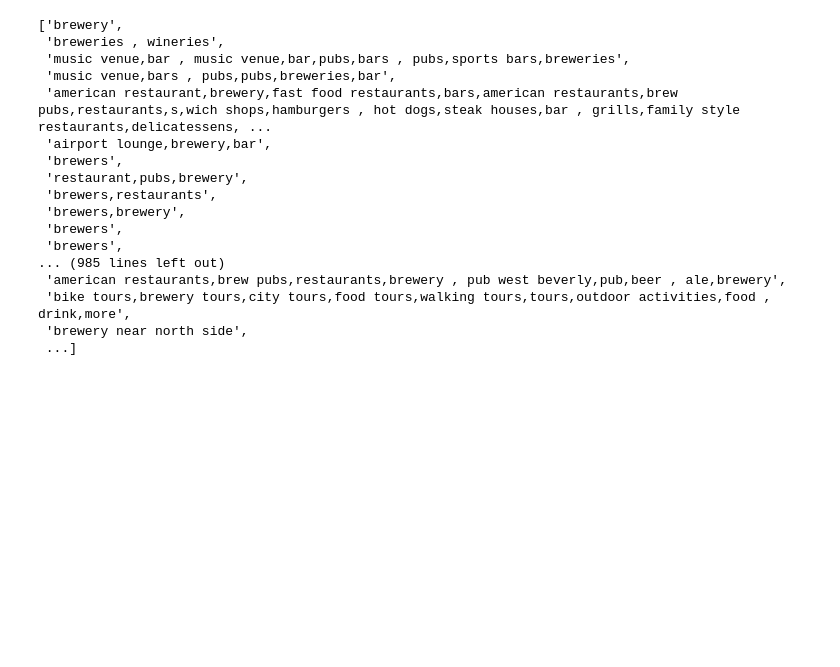
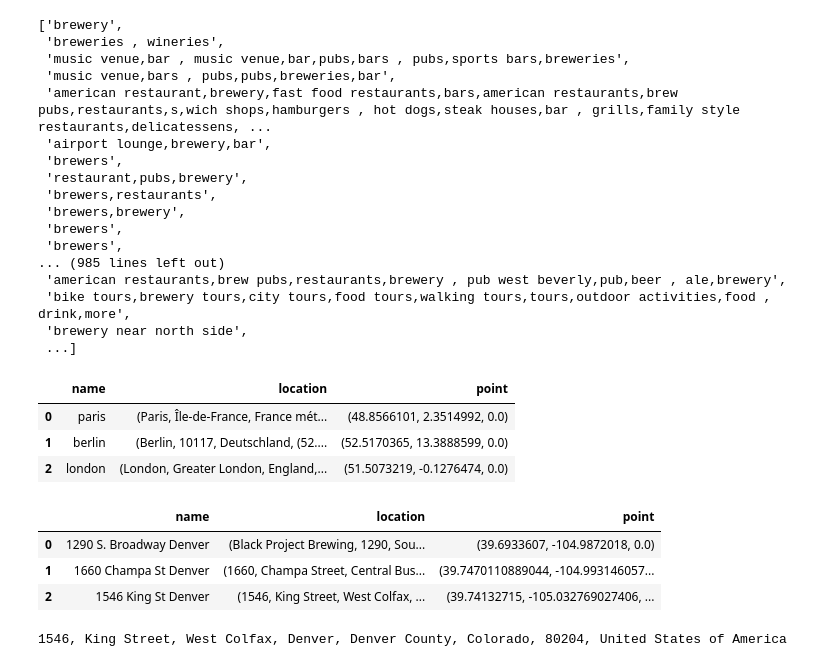
Before and after one commit to realsaul00/Breweries, a Jupyter notebook: topsix.ipynb, the cells around one changed output. Cells and saved outputs as stored; diff of their text form; code cells hidden in the pictures; blank space fills up the shorter version.

```diff
--- a/topsix.ipynb
+++ b/topsix.ipynb
@@ -278,0 +286,15 @@ with open("list_categories.txt", "w+", newline="") as file:
+# %%
+geocode = RateLimiter(geolocator.geocode, min_delay_seconds=1)
+# %%
+df_locations = pd.DataFrame({'name': ['paris', 'berlin', 'london']})
+# %%
+df_locations['location'] = df_locations['name'].apply(geocode)
+# %%
+df_locations['point'] = df_locations['location'].apply(lambda loc: tuple(loc.point) if loc else None)
+# %%
+df_locations
+# %% [output]
+|  | name | location | point |
+| 0 | paris | (Paris, Île-de-France, France mét... | (48.8566101, 2.3514992, 0.0) |
+| 1 | berlin | (Berlin, 10117, Deutschland, (52.... | (52.5170365, 13.3888599, 0.0) |
+| 2 | london | (London, Greater London, England,... | (51.5073219, -0.1276474, 0.0) |
@@ -278,0 +307,7 @@ with open("list_categories.txt", "w+", newline="") as file:
+# %%
+df_locations2
+# %% [output]
+|  | name | location | point |
+| 0 | 1290 S. Broadway Denver | (Black Project Brewing, 1290, Sou... | (39.6933607, -104.9872018, 0.0) |
+| 1 | 1660 Champa St Denver | (1660, Champa Street, Central Bus... | (39.7470110889044, -104.993146057... |
+| 2 | 1546 King St Denver | (1546, King Street, West Colfax, ... | (39.74132715, -105.032769027406, ... |
@@ -278,0 +316,5 @@ with open("list_categories.txt", "w+", newline="") as file:
+# %%
+home_location = nom.geocode('1546 King St Denver')
+print(home_location)
+# %% [output]
+1546, King Street, West Colfax, Denver, Denver County, Colorado, 80204, United States of America
```
Also changed, not shown: parts of 22 cells of this notebook.
